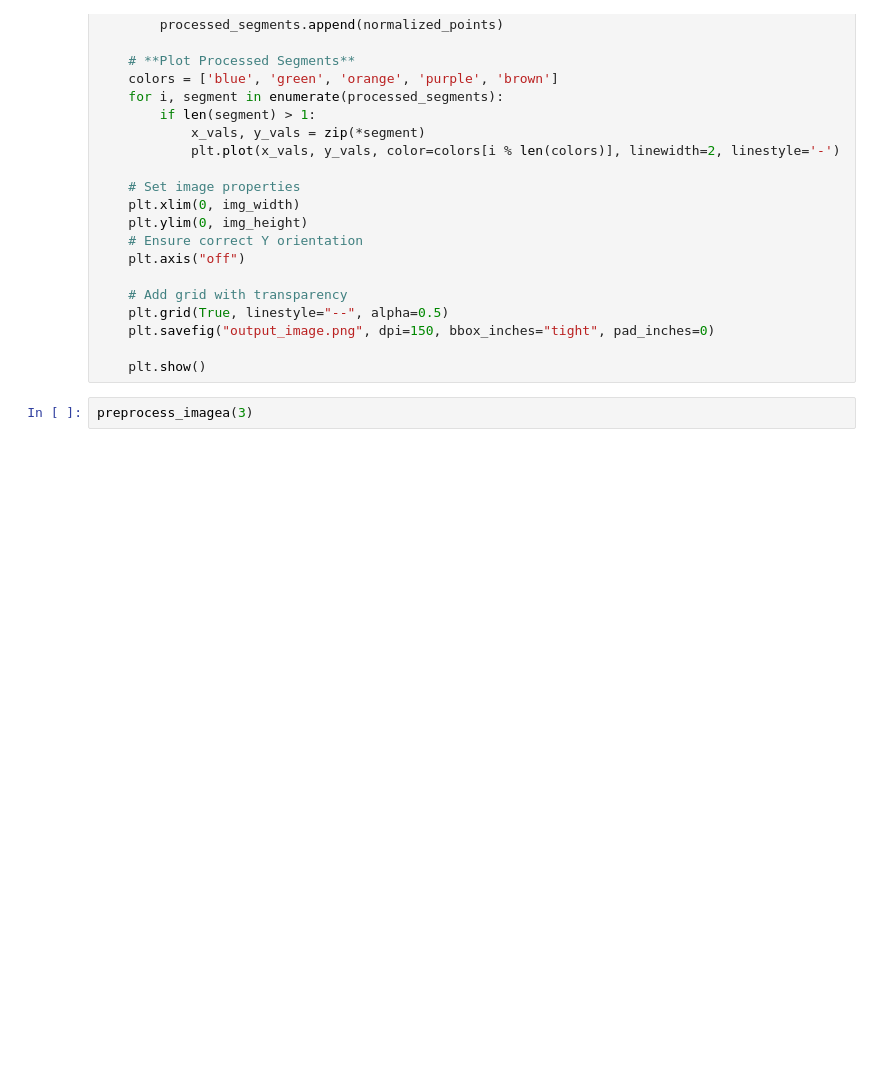
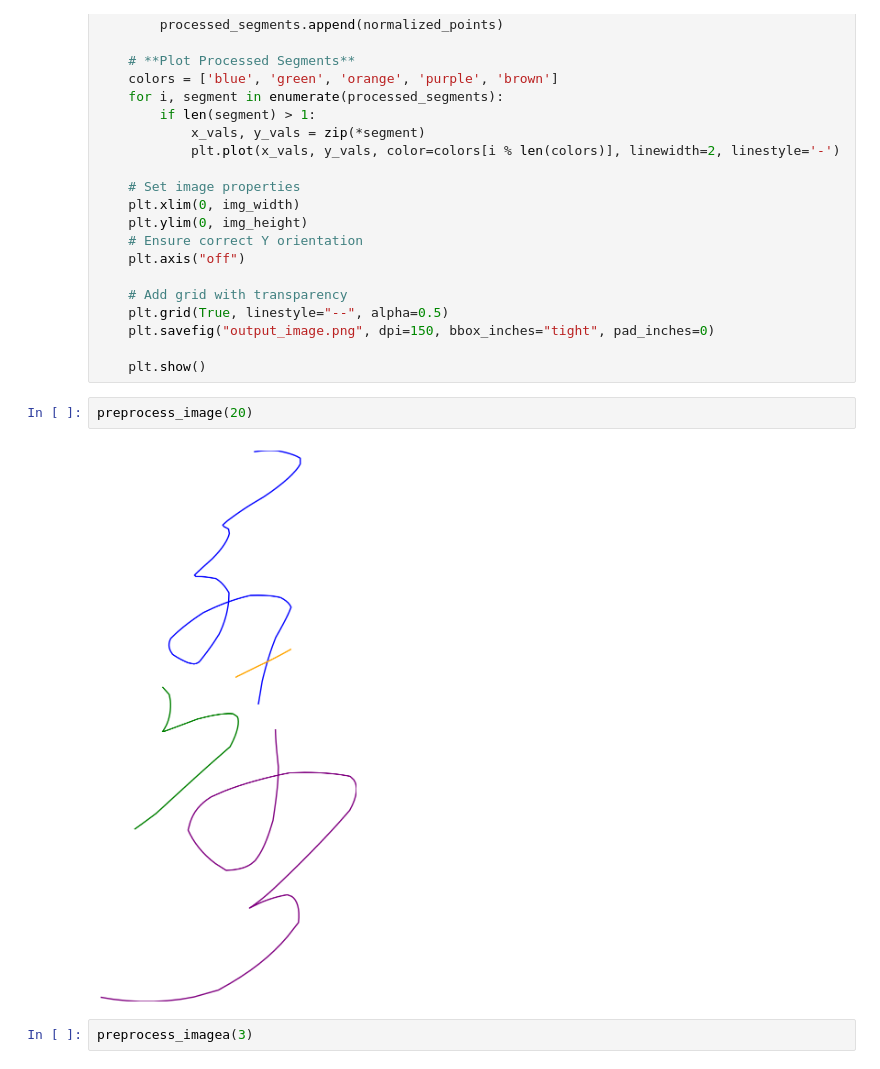
Before and after one commit to Munguudog/Mongol-tuulgatnii-hoyr-erhem-project-OCR-, a Jupyter notebook: adiya/preprocess.ipynb, the cells around one changed output. Saved outputs shown, nothing was run; the diff lists cells and outputs as text; blank space fills up the shorter version.

```diff
--- a/adiya/preprocess.ipynb
+++ b/adiya/preprocess.ipynb
@@ -256,6 +235,10 @@ def preprocess_imagea(x):
     plt.savefig("output_image.png", dpi=150, bbox_inches="tight", pad_inches=0)
 
     plt.show()
+# %%
+preprocess_image(20)
+# %% [output]
+[figure, added]
 # %%
 preprocess_imagea(3)
 # %% [output]
```
Also changed, not shown: parts of 8 cells of this notebook, 2 other files.
